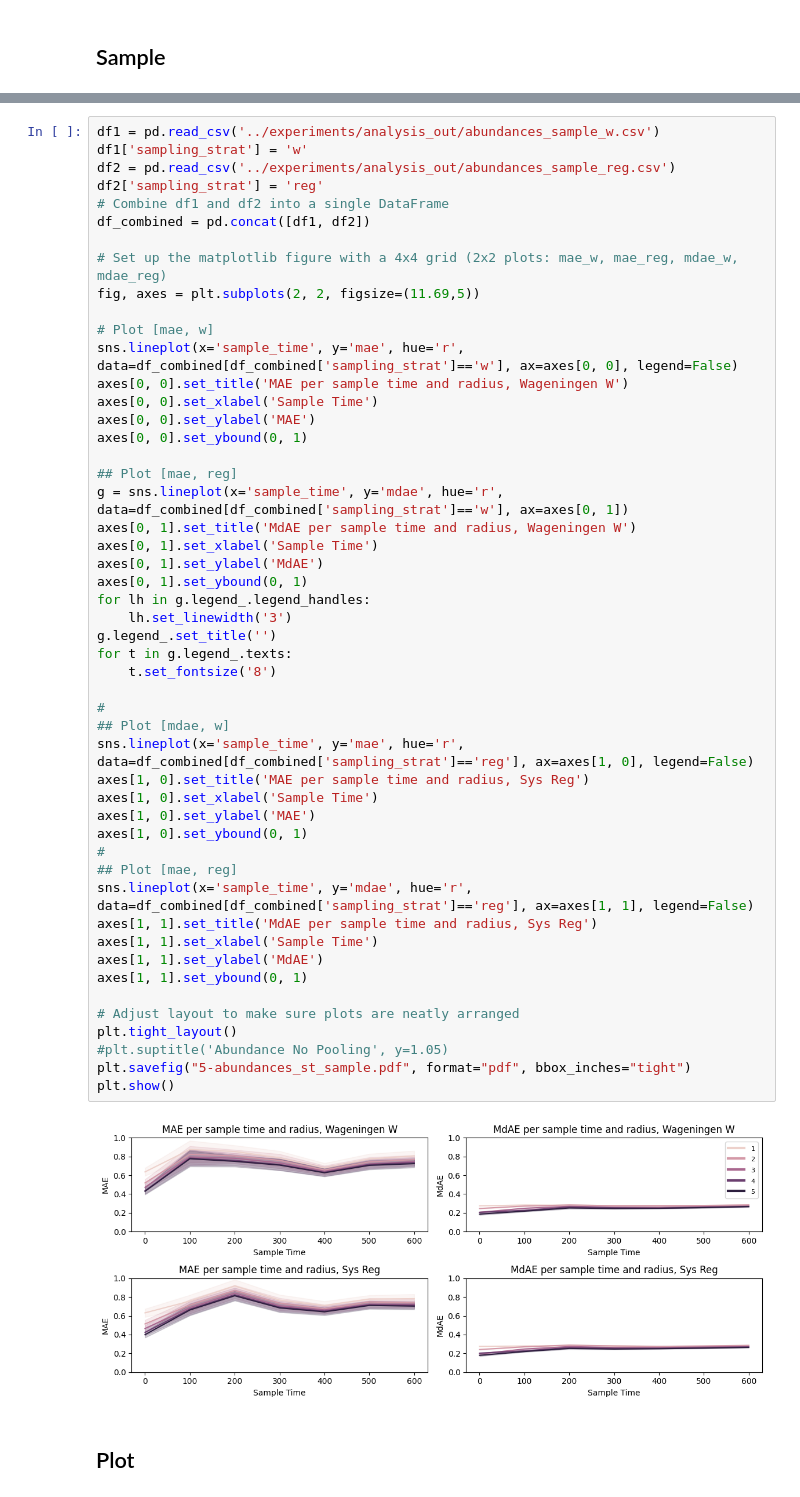
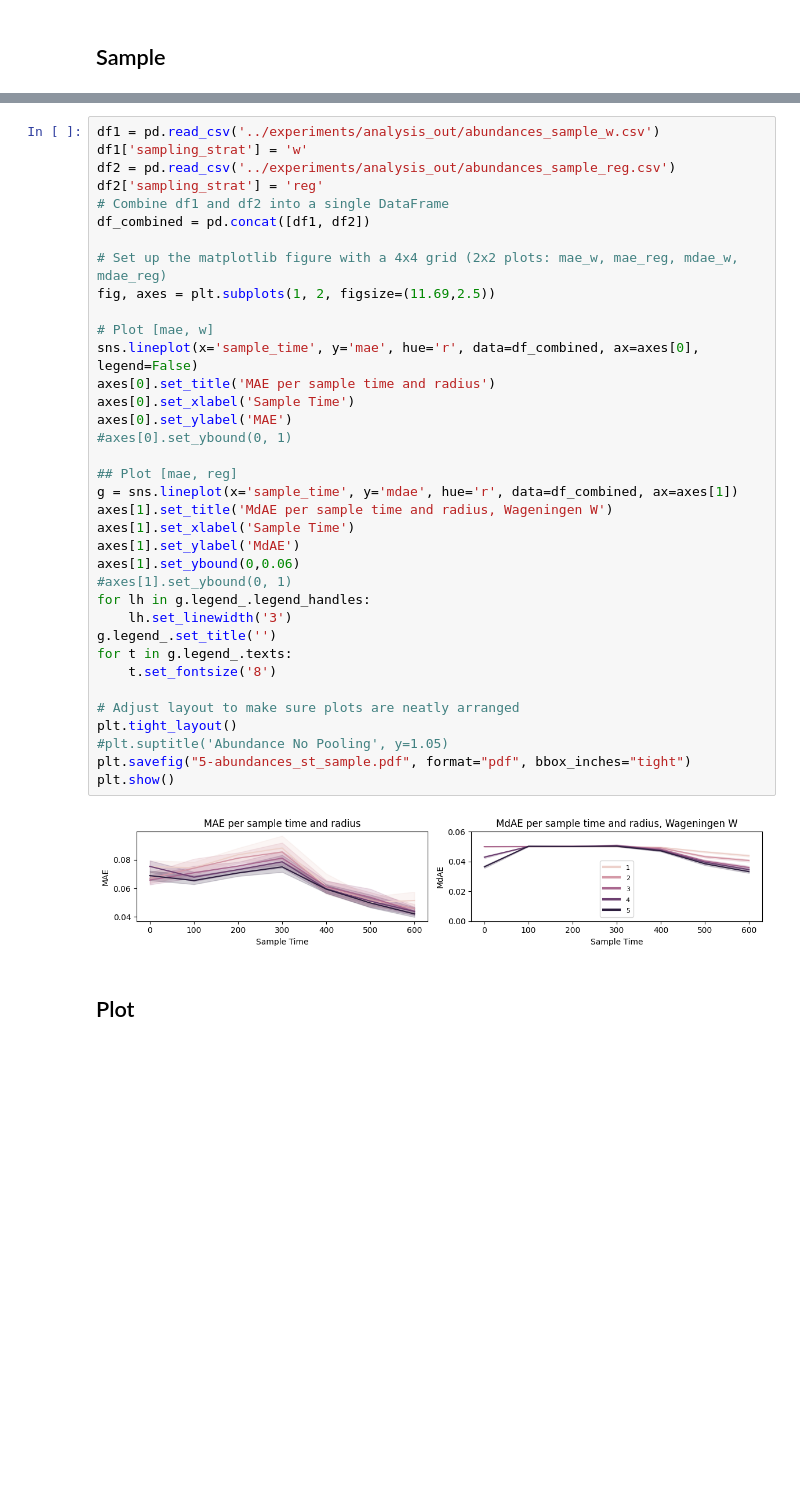
Before and after one commit to timovdk/BLOSSOM, a Jupyter notebook: figures/5-results_viz.ipynb, the cells around one changed output, grey strips where cells are left out. Saved outputs shown, nothing was run; the diff lists cells and outputs as text; blank space fills up the shorter version.

Commit message:
Updated figures and analysis

```diff
--- a/figures/5-results_viz.ipynb
+++ b/figures/5-results_viz.ipynb
@@ -68,55 +71,41 @@ plt.show()
 # %%
 df1 = pd.read_csv('../experiments/analysis_out/abundances_sample_w.csv')
 df1['sampling_strat'] = 'w'
 df2 = pd.read_csv('../experiments/analysis_out/abundances_sample_reg.csv')
 df2['sampling_strat'] = 'reg'
 # Combine df1 and df2 into a single DataFrame
 df_combined = pd.concat([df1, df2])
 
 # Set up the matplotlib figure with a 4x4 grid (2x2 plots: mae_w, mae_reg, mdae_w, mdae_reg)
-fig, axes = plt.subplots(2, 2, figsize=(11.69,5))
+fig, axes = plt.subplots(1, 2, figsize=(11.69,2.5))
 
 # Plot [mae, w]
-sns.lineplot(x='sample_time', y='mae', hue='r', data=df_combined[df_combined['sampling_strat']=='w'], ax=axes[0, 0], legend=False)
-axes[0, 0].set_title('MAE per sample time and radius, Wageningen W')
-axes[0, 0].set_xlabel('Sample Time')
-axes[0, 0].set_ylabel('MAE')
-axes[0, 0].set_ybound(0, 1)
+sns.lineplot(x='sample_time', y='mae', hue='r', data=df_combined, ax=axes[0], legend=False)
+axes[0].set_title('MAE per sample time and radius')
+axes[0].set_xlabel('Sample Time')
+axes[0].set_ylabel('MAE')
+#axes[0].set_ybound(0, 1)
 
 ## Plot [mae, reg]
-g = sns.lineplot(x='sample_time', y='mdae', hue='r', data=df_combined[df_combined['sampling_strat']=='w'], ax=axes[0, 1])
-axes[0, 1].set_title('MdAE per sample time and radius, Wageningen W')
-axes[0, 1].set_xlabel('Sample Time')
-axes[0, 1].set_ylabel('MdAE')
-axes[0, 1].set_ybound(0, 1)
+g = sns.lineplot(x='sample_time', y='mdae', hue='r', data=df_combined, ax=axes[1])
+axes[1].set_title('MdAE per sample time and radius, Wageningen W')
+axes[1].set_xlabel('Sample Time')
+axes[1].set_ylabel('MdAE')
+axes[1].set_ybound(0,0.06)
+#axes[1].set_ybound(0, 1)
 for lh in g.legend_.legend_handles:
     lh.set_linewidth('3')
 g.legend_.set_title('')
 for t in g.legend_.texts:
     t.set_fontsize('8')
 
-#
-## Plot [mdae, w]
-sns.lineplot(x='sample_time', y='mae', hue='r', data=df_combined[df_combined['sampling_strat']=='reg'], ax=axes[1, 0], legend=False)
-axes[1, 0].set_title('MAE per sample time and radius, Sys Reg')
-axes[1, 0].set_xlabel('Sample Time')
-axes[1, 0].set_ylabel('MAE')
-axes[1, 0].set_ybound(0, 1)
-#
-## Plot [mae, reg]
-sns.lineplot(x='sample_time', y='mdae', hue='r', data=df_combined[df_combined['sampling_strat']=='reg'], ax=axes[1, 1], legend=False)
-axes[1, 1].set_title('MdAE per sample time and radius, Sys Reg')
-axes[1, 1].set_xlabel('Sample Time')
-axes[1, 1].set_ylabel('MdAE')
-axes[1, 1].set_ybound(0, 1)
-
 # Adjust layout to make sure plots are neatly arranged
 plt.tight_layout()
 #plt.suptitle('Abundance No Pooling', y=1.05)
 plt.savefig("5-abundances_st_sample.pdf", format="pdf", bbox_inches="tight")
 plt.show()
 # %% [output]
-[figure, old version]
+[figure, new version]
 # %% [markdown]
 ## Plot
 # %%
```
Also changed, not shown: parts of 15 cells of this notebook, 54 other files.
